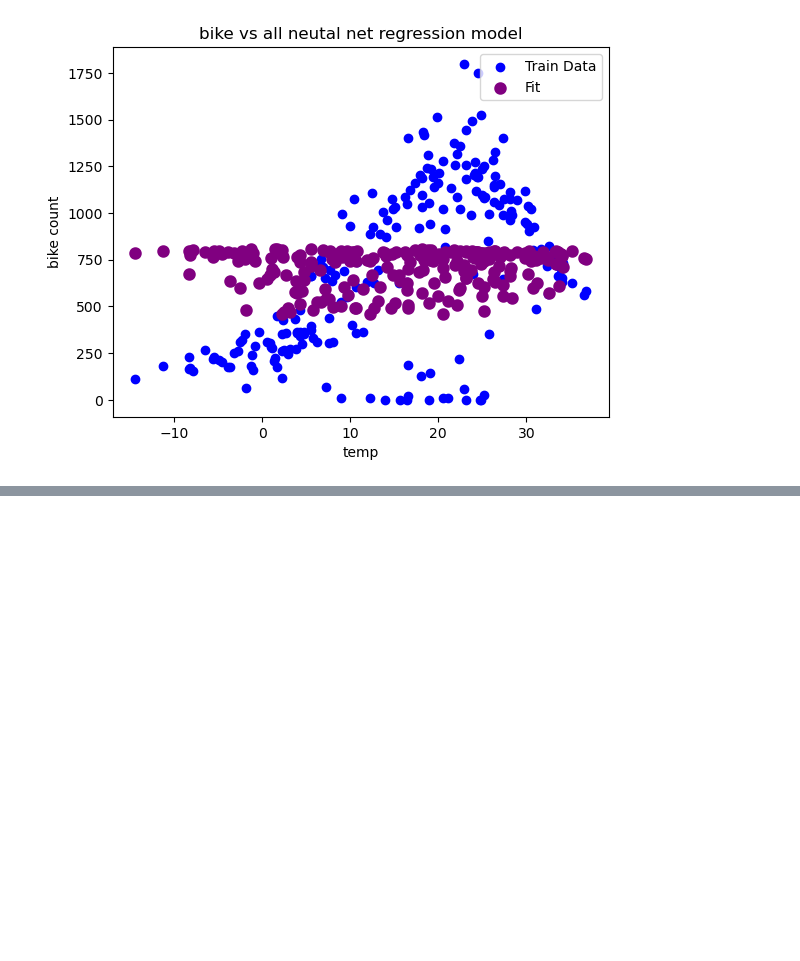
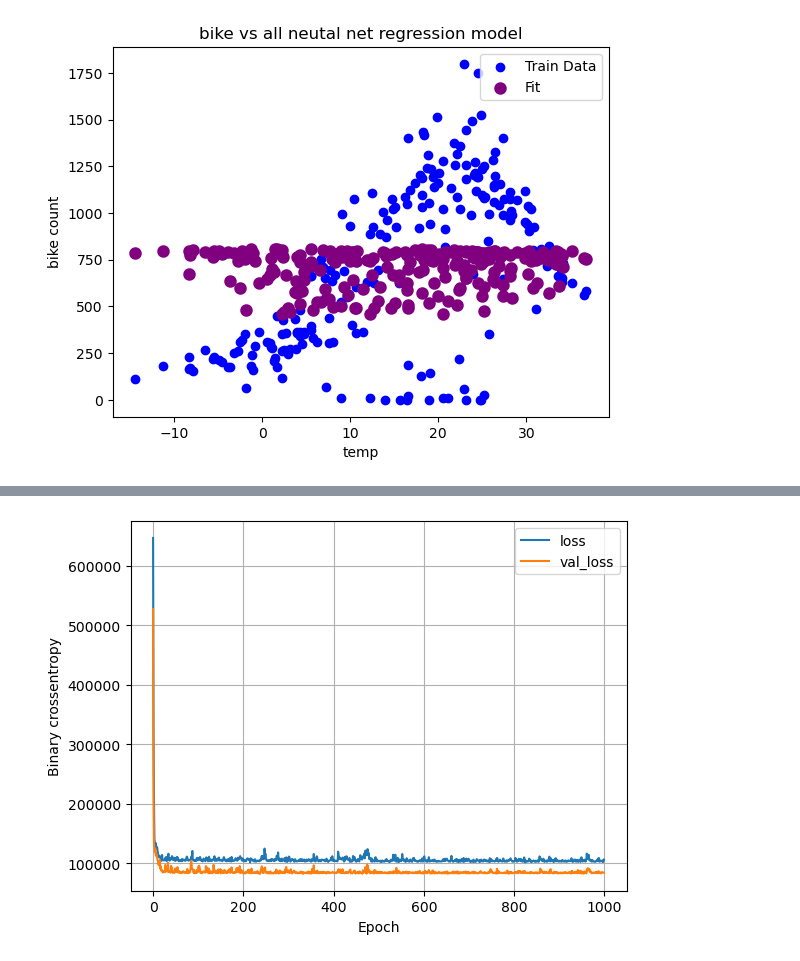
Before and after one commit to aswathr/ml_learn_fcc, a Jupyter notebook: 2_seoul_bike_demand.ipynb, the cells around one changed output, grey strips where cells are left out. Cells and saved outputs as stored; diff of their text form; code cells hidden in the pictures; blank space fills up the shorter version.

Commit message:
Linear regression vs neural net performance visualization

```diff
--- a/2_seoul_bike_demand.ipynb
+++ b/2_seoul_bike_demand.ipynb
@@ -397,0 +404,16 @@ plt.show()
+# %%
+import keras
+temp_nn_model12 = tf.keras.Sequential([
+    temp_normalizer12,
+    tf.keras.layers.Dense(32, activation = "relu"),
+    tf.keras.layers.Dense(32, activation = "relu"),
+    tf.keras.layers.Dense(1)
+])
+temp_nn_model12.compile(optimizer = tf.keras.optimizers.Adam(learning_rate = 0.1), loss = "mean_squared_error")
+# %%
+temp_nn_model12_history = temp_nn_model12.fit(x = X_train_temp12,
+                                              y = y_train_temp12,
+                                              batch_size = 32,
+                                              verbose = 1,
+                                              epochs = 1000,
+                                              validation_data = (X_validation_temp12, y_validation_temp12))
@@ -397,0 +438,4 @@ plt.show()
+# %%
+plot_loss(temp_nn_model12_history)
+# %% [output]
+[figure, added]
```
Also changed, not shown: parts of 18 cells of this notebook.
